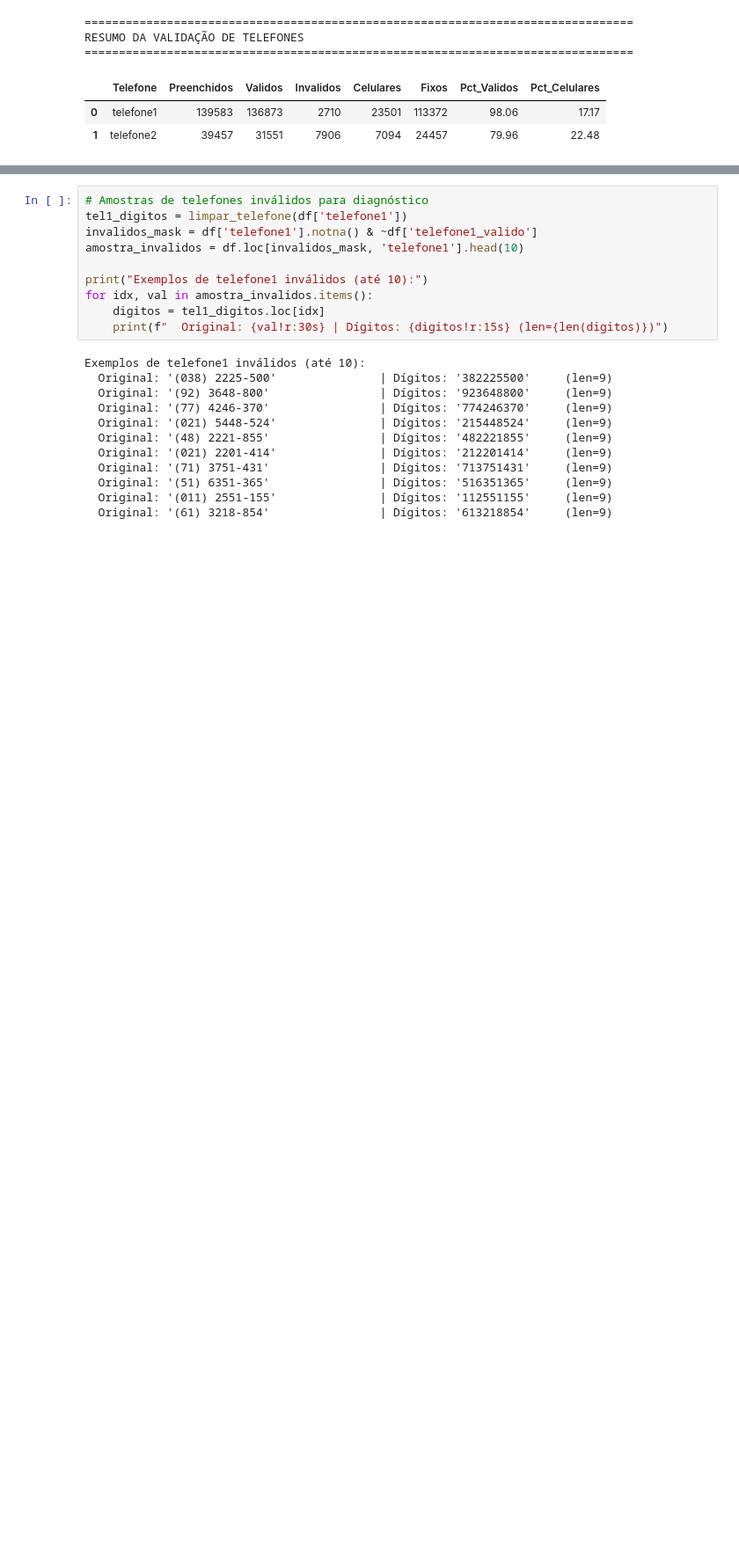
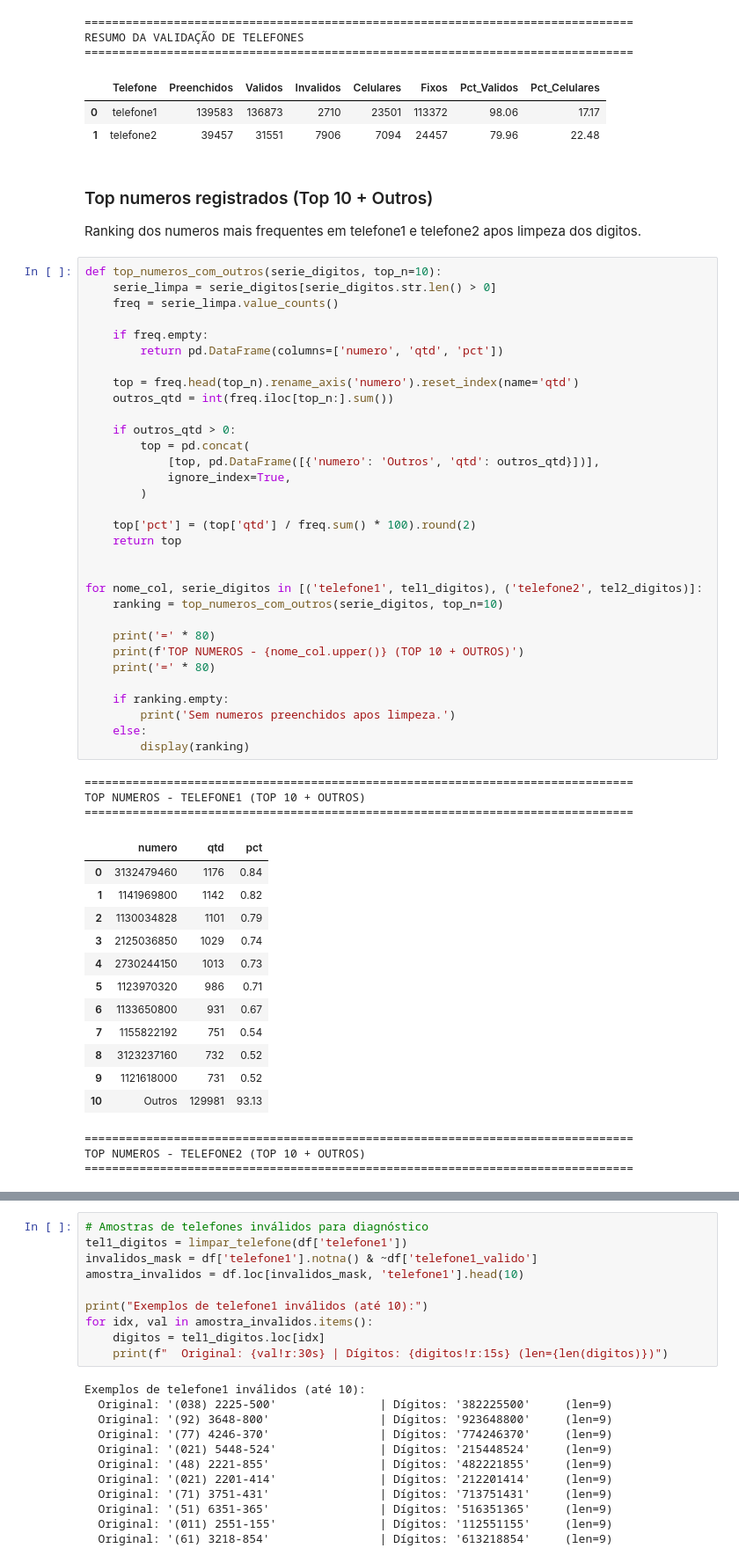
Before and after one commit to marsel-kognita/analise_leads_franquia, a Jupyter notebook: notebooks/analise_descritiva_estabelecimentos.ipynb, the cells around one changed output, grey strips where cells are left out. Shown at 88% size. Saved outputs shown, nothing was run; the diff lists cells and outputs as text; blank space fills up the shorter version.

```diff
--- a/notebooks/analise_descritiva_estabelecimentos.ipynb
+++ b/notebooks/analise_descritiva_estabelecimentos.ipynb
@@ -233,3 +376,58 @@ RESUMO DA VALIDAÇÃO DE TELEFONES
 |  | Telefone | Preenchidos | Validos | Invalidos | Celulares | Fixos | Pct_Validos | Pct_Celulares |
 | 0 | telefone1 | 139583 | 136873 | 2710 | 23501 | 113372 | 98.06 | 17.17 |
 | 1 | telefone2 | 39457 | 31551 | 7906 | 7094 | 24457 | 79.96 | 22.48 |
+# %% [markdown]
+### Top numeros registrados (Top 10 + Outros)
+
+Ranking dos numeros mais frequentes em telefone1 e telefone2 apos limpeza dos digitos.
+# %%
+def top_numeros_com_outros(serie_digitos, top_n=10):
+    serie_limpa = serie_digitos[serie_digitos.str.len() > 0]
+    freq = serie_limpa.value_counts()
+
+    if freq.empty:
+        return pd.DataFrame(columns=['numero', 'qtd', 'pct'])
+
+    top = freq.head(top_n).rename_axis('numero').reset_index(name='qtd')
+    outros_qtd = int(freq.iloc[top_n:].sum())
+
+    if outros_qtd > 0:
+        top = pd.concat(
+            [top, pd.DataFrame([{'numero': 'Outros', 'qtd': outros_qtd}])],
+            ignore_index=True,
+        )
+
+    top['pct'] = (top['qtd'] / freq.sum() * 100).round(2)
+    return top
+
+
+for nome_col, serie_digitos in [('telefone1', tel1_digitos), ('telefone2', tel2_digitos)]:
+    ranking = top_numeros_com_outros(serie_digitos, top_n=10)
+
+    print('=' * 80)
+    print(f'TOP NUMEROS - {nome_col.upper()} (TOP 10 + OUTROS)')
+    print('=' * 80)
+
+    if ranking.empty:
+        print('Sem numeros preenchidos apos limpeza.')
+    else:
+        display(ranking)
+# %% [output]
+================================================================================
+TOP NUMEROS - TELEFONE1 (TOP 10 + OUTROS)
+================================================================================
+|  | numero | qtd | pct |
+| 0 | 3132479460 | 1176 | 0.84 |
+| 1 | 1141969800 | 1142 | 0.82 |
+| 2 | 1130034828 | 1101 | 0.79 |
+| 3 | 2125036850 | 1029 | 0.74 |
+| 4 | 2730244150 | 1013 | 0.73 |
+| 5 | 1123970320 | 986 | 0.71 |
+| 6 | 1133650800 | 931 | 0.67 |
+| 7 | 1155822192 | 751 | 0.54 |
+| 8 | 3123237160 | 732 | 0.52 |
+| 9 | 1121618000 | 731 | 0.52 |
+| 10 | Outros | 129981 | 93.13 |
+================================================================================
+TOP NUMEROS - TELEFONE2 (TOP 10 + OUTROS)
+================================================================================
```
Also changed, not shown: parts of 10 cells of this notebook.
